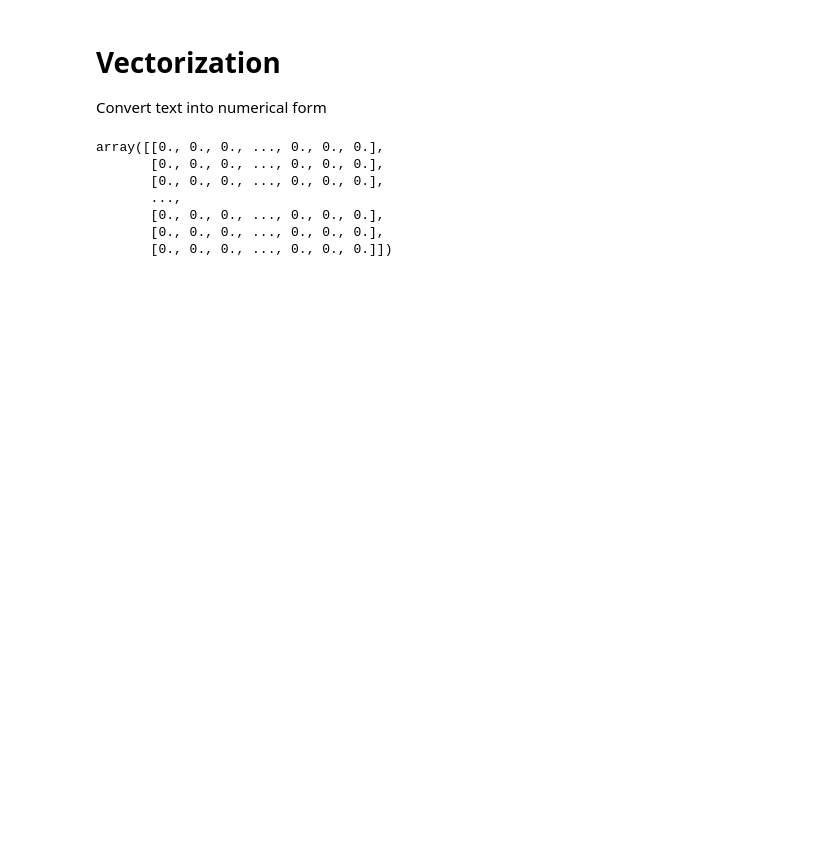
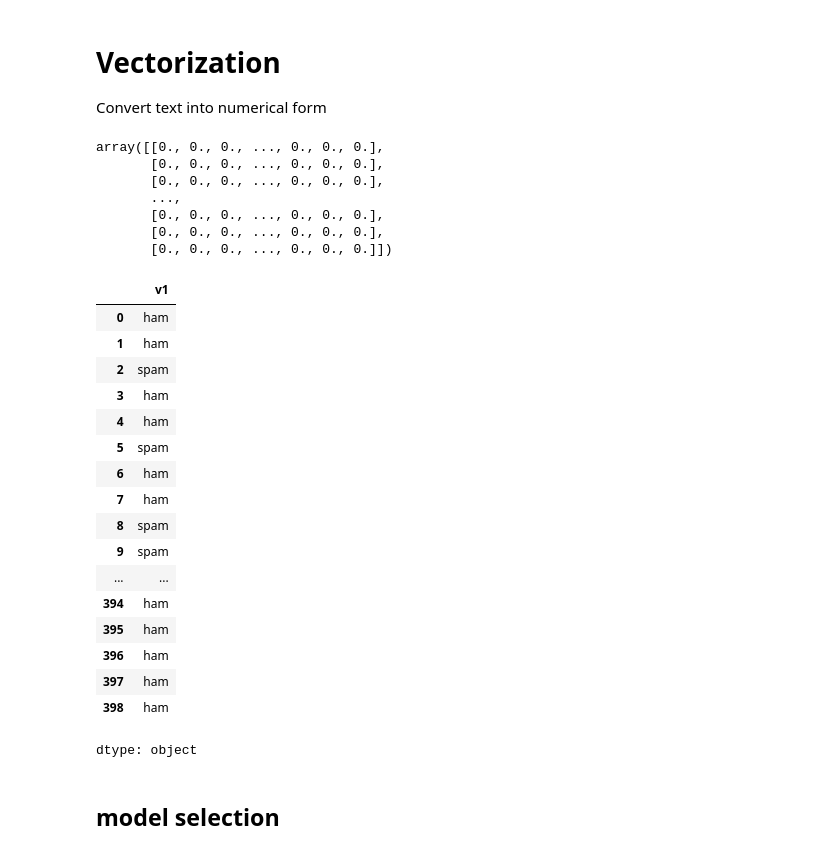
Before and after one commit to brianisinga/SpamGuard, a Jupyter notebook: spamguard.ipynb, the cells around one changed output. Saved outputs shown, nothing was run; the diff lists cells and outputs as text; code cells hidden in the pictures; blank space fills up the shorter version.

```diff
--- a/spamguard.ipynb
+++ b/spamguard.ipynb
@@ -101,3 +129,25 @@ array([[0., 0., 0., ..., 0., 0., 0.],
        [0., 0., 0., ..., 0., 0., 0.],
        [0., 0., 0., ..., 0., 0., 0.],
        [0., 0., 0., ..., 0., 0., 0.]])
+# %%
+y = data['v1']
+y
+# %% [output]
+|  | v1 |
+| 0 | ham |
+| 1 | ham |
+| 2 | spam |
+| 3 | ham |
+| 4 | ham |
+| 5 | spam |
+| 6 | ham |
+| 7 | ham |
+| 8 | spam |
+| 9 | spam |
+| ... | ... |
+| 394 | ham |
+| 395 | ham |
+| 396 | ham |
+| 397 | ham |
+| 398 | ham |
+dtype: object
@@ -103,0 +157,2 @@ array([[0., 0., 0., ..., 0., 0., 0.],
+# %% [markdown]
+## model selection
```
Also changed, not shown: parts of 7 cells of this notebook.
